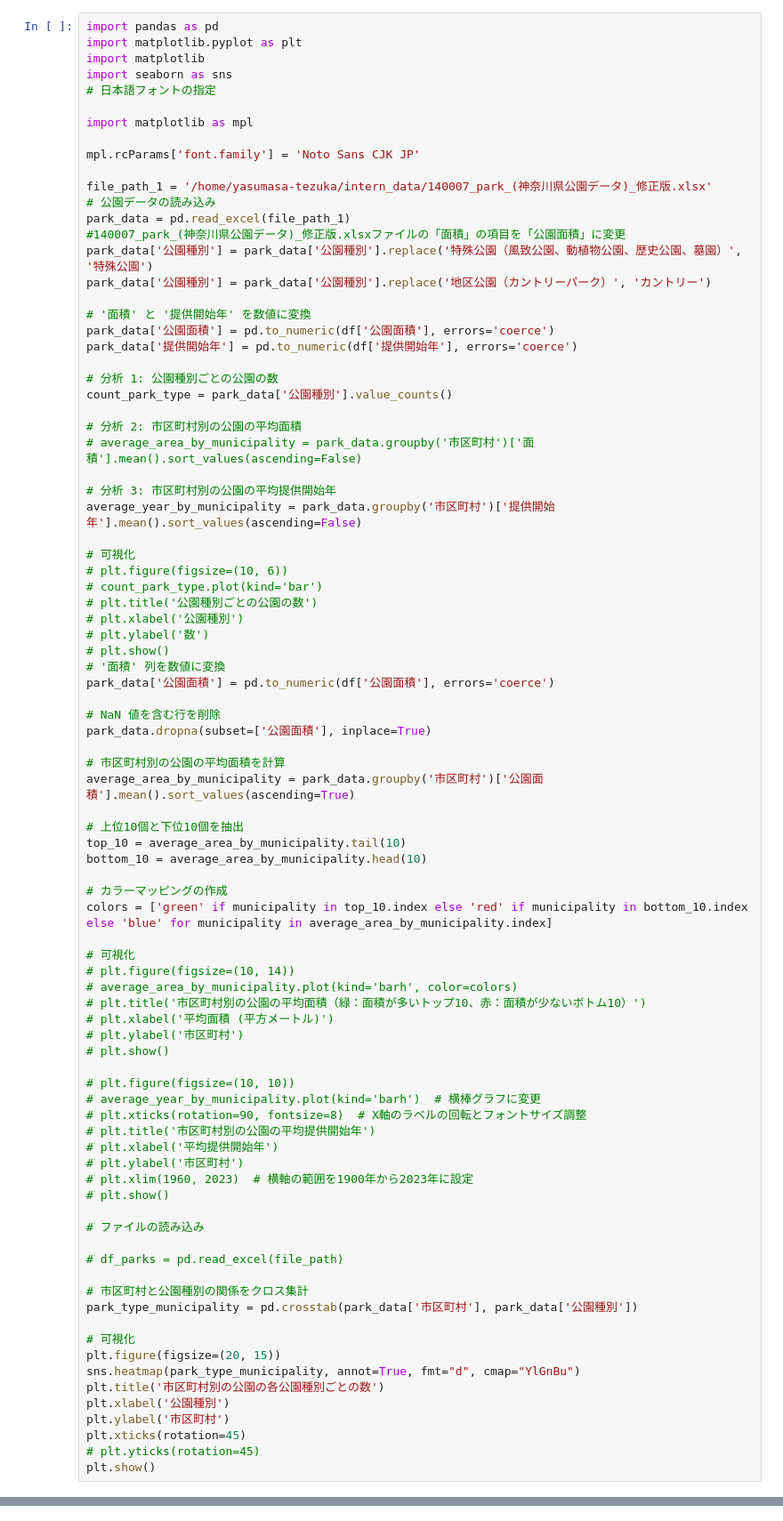
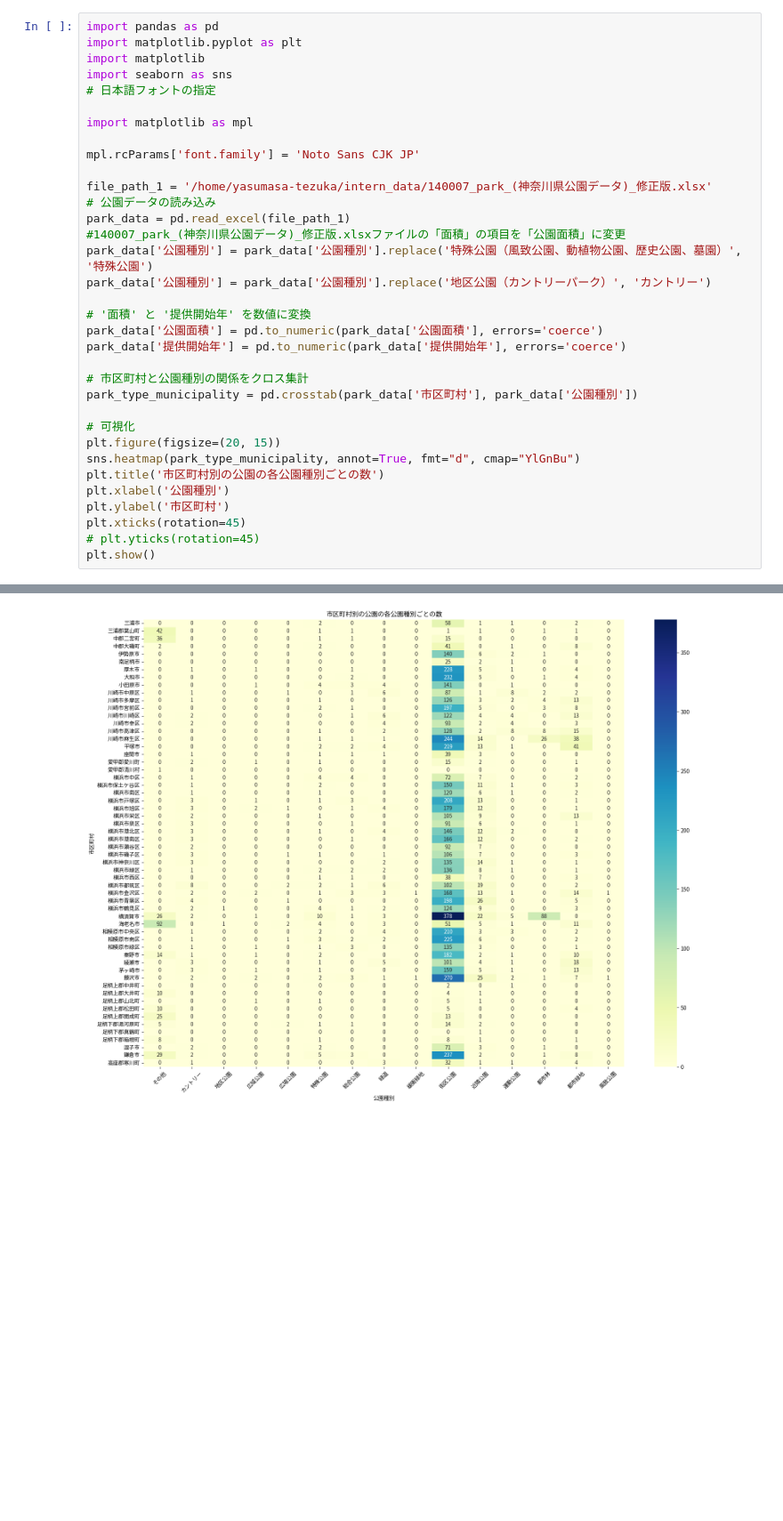
Before and after one commit to yasumasa718/park_data_intern, a Jupyter notebook: intern_kadai2.ipynb, the cells around one changed output, grey strips where cells are left out. Shown at 89% size. Cells and saved outputs as stored; diff of their text form; blank space fills up the shorter version.

```diff
--- a/intern_kadai2.ipynb
+++ b/intern_kadai2.ipynb
@@ -543,61 +543,8 @@ park_data['公園種別'] = park_data['公園種別'].replace('特殊公園（
 park_data['公園種別'] = park_data['公園種別'].replace('地区公園（カントリーパーク）', 'カントリー')
 
 # '面積' と '提供開始年' を数値に変換
-park_data['公園面積'] = pd.to_numeric(df['公園面積'], errors='coerce')
-park_data['提供開始年'] = pd.to_numeric(df['提供開始年'], errors='coerce')
-
-# 分析 1: 公園種別ごとの公園の数
-count_park_type = park_data['公園種別'].value_counts()
-
-# 分析 2: 市区町村別の公園の平均面積
-# average_area_by_municipality = park_data.groupby('市区町村')['面積'].mean().sort_values(ascending=False)
-
-# 分析 3: 市区町村別の公園の平均提供開始年
-average_year_by_municipality = park_data.groupby('市区町村')['提供開始年'].mean().sort_values(ascending=False)
-
-# 可視化
-# plt.figure(figsize=(10, 6))
-# count_park_type.plot(kind='bar')
-# plt.title('公園種別ごとの公園の数')
-# plt.xlabel('公園種別')
-# plt.ylabel('数')
-# plt.show()
-# '面積' 列を数値に変換
-park_data['公園面積'] = pd.to_numeric(df['公園面積'], errors='coerce')
-
-# NaN 値を含む行を削除
-park_data.dropna(subset=['公園面積'], inplace=True)
-
-# 市区町村別の公園の平均面積を計算
-average_area_by_municipality = park_data.groupby('市区町村')['公園面積'].mean().sort_values(ascending=True)
-
-# 上位10個と下位10個を抽出
-top_10 = average_area_by_municipality.tail(10)
-bottom_10 = average_area_by_municipality.head(10)
-
-# カラーマッピングの作成
-colors = ['green' if municipality in top_10.index else 'red' if municipality in bottom_10.index else 'blue' for municipality in average_area_by_municipality.index]
-
-# 可視化
-# plt.figure(figsize=(10, 14))
-# average_area_by_municipality.plot(kind='barh', color=colors)
-# plt.title('市区町村別の公園の平均面積（緑：面積が多いトップ10、赤：面積が少ないボトム10）')
-# plt.xlabel('平均面積 (平方メートル)')
-# plt.ylabel('市区町村')
-# plt.show()
-
-# plt.figure(figsize=(10, 10))
-# average_year_by_municipality.plot(kind='barh')  # 横棒グラフに変更
-# plt.xticks(rotation=90, fontsize=8)  # X軸のラベルの回転とフォントサイズ調整
-# plt.title('市区町村別の公園の平均提供開始年')
-# plt.xlabel('平均提供開始年')
-# plt.ylabel('市区町村')
-# plt.xlim(1960, 2023)  # 横軸の範囲を1900年から2023年に設定
-# plt.show()
-
-# ファイルの読み込み
-
-# df_parks = pd.read_excel(file_path)
+park_data['公園面積'] = pd.to_numeric(park_data['公園面積'], errors='coerce')
+park_data['提供開始年'] = pd.to_numeric(park_data['提供開始年'], errors='coerce')
 
 # 市区町村と公園種別の関係をクロス集計
 park_type_municipality = pd.crosstab(park_data['市区町村'], park_data['公園種別'])
@@ -616,3 +562,4 @@ NameError: name 'df' is not defined
+[figure, added]
 # %%
 #公園種別、所在地、面積、設備
 file_path_1 = '/home/yasumasa-tezuka/intern_data/140007_park_(神奈川県公園データ)_修正版.xlsx'
```
Also changed, not shown: parts of 5 cells of this notebook, 1 other file.
